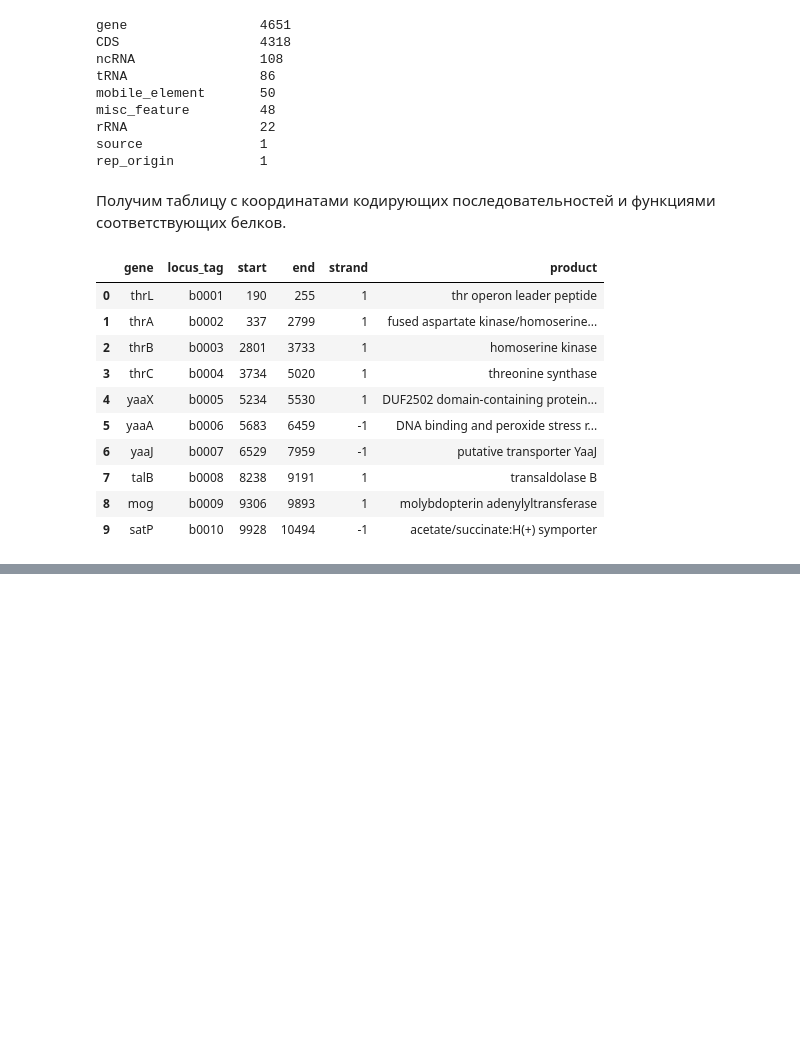
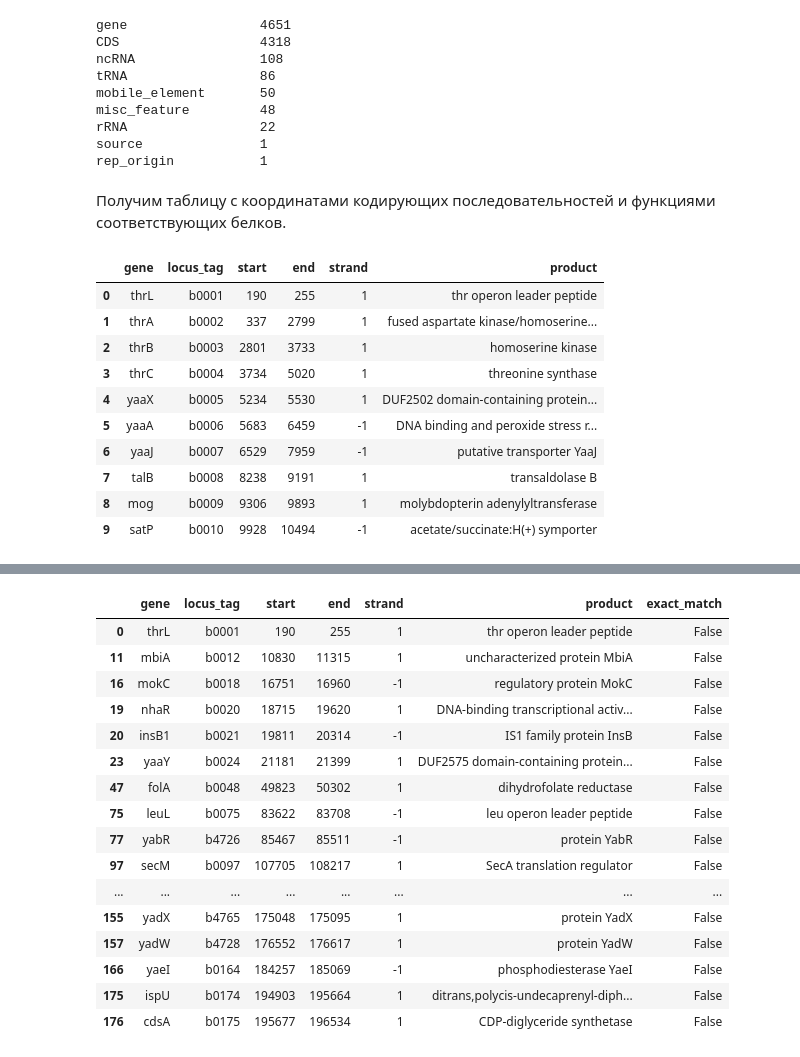
Before and after one commit to dankasokol/Genome-annotation-E.coli-K12, a Jupyter notebook: notebooks/01_genome_exploration.ipynb, the cells around one changed output, grey strips where cells are left out. Saved outputs shown, nothing was run; the diff lists cells and outputs as text; code cells hidden in the pictures; blank space fills up the shorter version.

```diff
--- a/notebooks/01_genome_exploration.ipynb
+++ b/notebooks/01_genome_exploration.ipynb
@@ -234,0 +303,18 @@ genes_df.to_csv(
+# %%
+columns = ["seqid", "source", "type", "start", "end", "score", "strand", "phase", "attributes"]
+
+prodigal_df = pd.read_csv(
+    gff_path,
+    sep="\t",
+    comment="#",
+    header=None,
+    names=columns
+)
+prodigal_df = prodigal_df[prodigal_df["type"] == "CDS"].copy()
+
+prodigal_df["strand"] = prodigal_df["strand"].map({
+    "+": 1,
+    "-": -1
+})
+
+display(prodigal_df.head())
@@ -234,0 +328,50 @@ genes_df.to_csv(
+# %%
+#Сравнение координатс референсом
+reference_coords = set(
+    zip(
+        genes_df["start"],
+        genes_df["end"],
+        genes_df["strand"]
+    )
+)
+
+prodigal_coords = set(
+    zip(
+        prodigal_df["start"],
+        prodigal_df["end"],
+        prodigal_df["strand"]
+    )
+)
+
+exact_matches = reference_coords & prodigal_coords
+
+print("CDS NCBI:", len(reference_coords))
+print("CDS Prodigal:", len(prodigal_coords))
+print("Полных совпадений:", len(exact_matches))
+
+print(
+    "Доля совпадений относительно NCBI:",
+    f"{len(exact_matches) / len(reference_coords) * 100:.2f}%"
+)
+
+print("CDS NCBI без точного совпадения:",
+      len(reference_coords - prodigal_coords))
+
+print("CDS Prodigal без точного совпадения:",
+      len(prodigal_coords - reference_coords))
+
+genes_df["exact_match"] = [
+    (start, end, strand) in prodigal_coords
+    for start, end, strand in zip(
+        genes_df["start"],
+        genes_df["end"],
+        genes_df["strand"]
+    )
+]
+
+mismatches = genes_df[~genes_df["exact_match"]].copy()
+
+print("Генов с несовпадающими координатами:", len(mismatches))
+
+display(mismatches.head(20))
+# %% [output]
@@ -234,0 +385,17 @@ genes_df.to_csv(
+|  | gene | locus_tag | start | end | strand | product | exact_match |
+| 0 | thrL | b0001 | 190 | 255 | 1 | thr operon leader peptide | False |
+| 11 | mbiA | b0012 | 10830 | 11315 | 1 | uncharacterized protein MbiA | False |
+| 16 | mokC | b0018 | 16751 | 16960 | -1 | regulatory protein MokC | False |
+| 19 | nhaR | b0020 | 18715 | 19620 | 1 | DNA-binding transcriptional activ... | False |
+| 20 | insB1 | b0021 | 19811 | 20314 | -1 | IS1 family protein InsB | False |
+| 23 | yaaY | b0024 | 21181 | 21399 | 1 | DUF2575 domain-containing protein... | False |
+| 47 | folA | b0048 | 49823 | 50302 | 1 | dihydrofolate reductase | False |
+| 75 | leuL | b0075 | 83622 | 83708 | -1 | leu operon leader peptide | False |
+| 77 | yabR | b4726 | 85467 | 85511 | -1 | protein YabR | False |
+| 97 | secM | b0097 | 107705 | 108217 | 1 | SecA translation regulator | False |
+| ... | ... | ... | ... | ... | ... | ... | ... |
+| 155 | yadX | b4765 | 175048 | 175095 | 1 | protein YadX | False |
+| 157 | yadW | b4728 | 176552 | 176617 | 1 | protein YadW | False |
+| 166 | yaeI | b0164 | 184257 | 185069 | -1 | phosphodiesterase YaeI | False |
+| 175 | ispU | b0174 | 194903 | 195664 | 1 | ditrans,polycis-undecaprenyl-diph... | False |
+| 176 | cdsA | b0175 | 195677 | 196534 | 1 | CDP-diglyceride synthetase | False |
```
Also changed, not shown: parts of 13 cells of this notebook.
